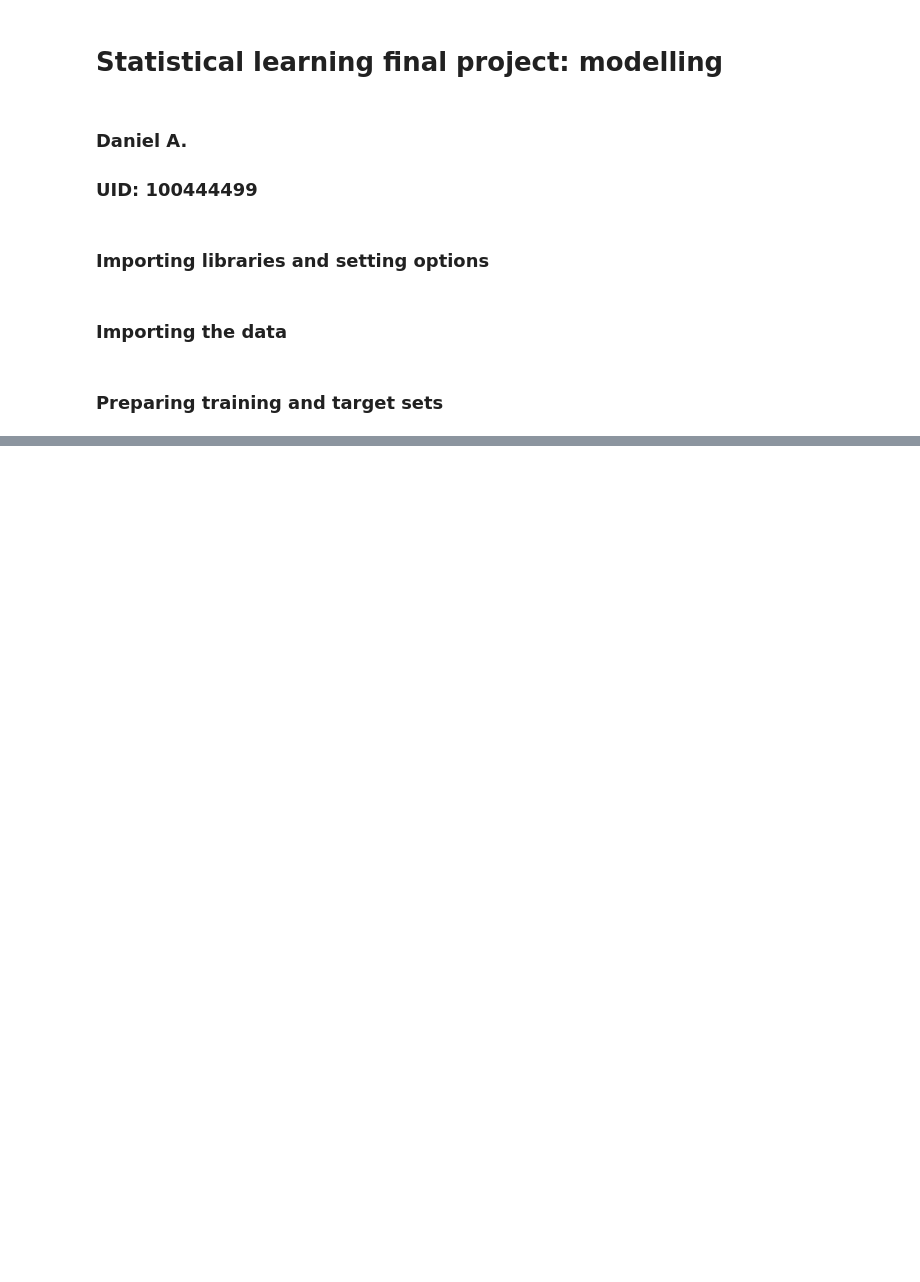
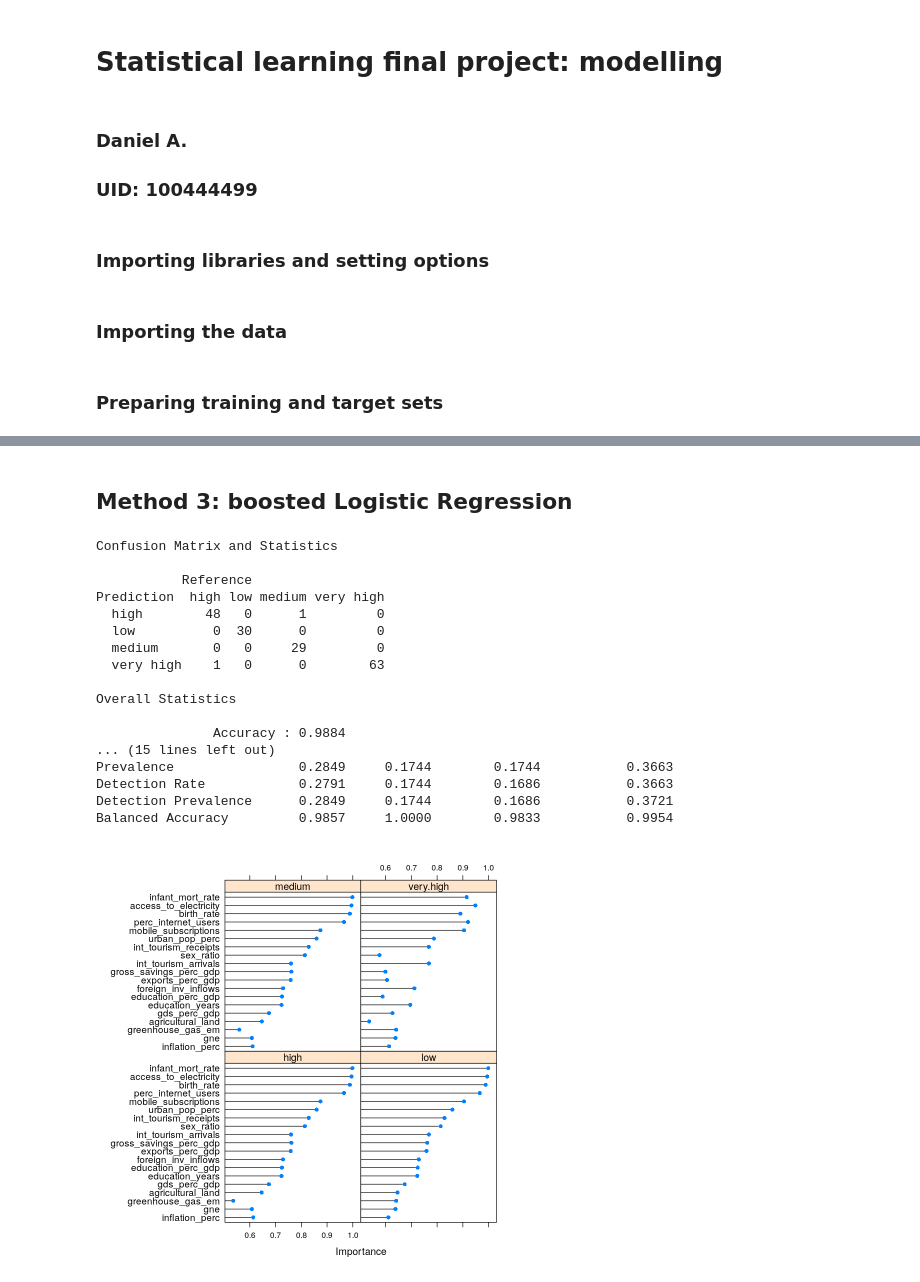
Before and after one commit to dreth/UC3MStatisticalLearning, a Jupyter notebook: notebooks/models.ipynb, the cells around one changed output, grey strips where cells are left out. Drawn from its saved outputs; the diff is of its cells as text; code cells hidden in the pictures; blank space fills up the shorter version.

```diff
--- a/notebooks/models.ipynb
+++ b/notebooks/models.ipynb
@@ -84,0 +139,34 @@ Balanced Accuracy         0.9047     0.9367        0.8198           0.9250
+# %% [markdown]
+## Method 3: boosted Logistic Regression
+# %%
+blrfit <- train(hdi_cat ~ .,
+                method = "LogitBoost",
+                data = data,
+                preProcess = c("center", "scale"),
+                metric = "Accuracy",
+                trControl = control)
+
+blrpred <- predict(blrfit, data)
+confusionMatrix(blrpred, data$hdi_cat)
+
+blrimp <- varImp(blrfit, scale = F)
+plot(blrimp, scales = list(y = list(cex = .95)))
+# %% [output]
+Confusion Matrix and Statistics
+
+           Reference
+Prediction  high low medium very high
+  high        48   0      1         0
+  low          0  30      0         0
+  medium       0   0     29         0
+  very high    1   0      0        63
+
+Overall Statistics
+
+               Accuracy : 0.9884
+... (15 lines left out)
+Prevalence                0.2849     0.1744        0.1744           0.3663
+Detection Rate            0.2791     0.1744        0.1686           0.3663
+Detection Prevalence      0.2849     0.1744        0.1686           0.3721
+Balanced Accuracy         0.9857     1.0000        0.9833           0.9954
+[figure, added]
```
Also changed, not shown: parts of 17 cells of this notebook, 5 other files.
